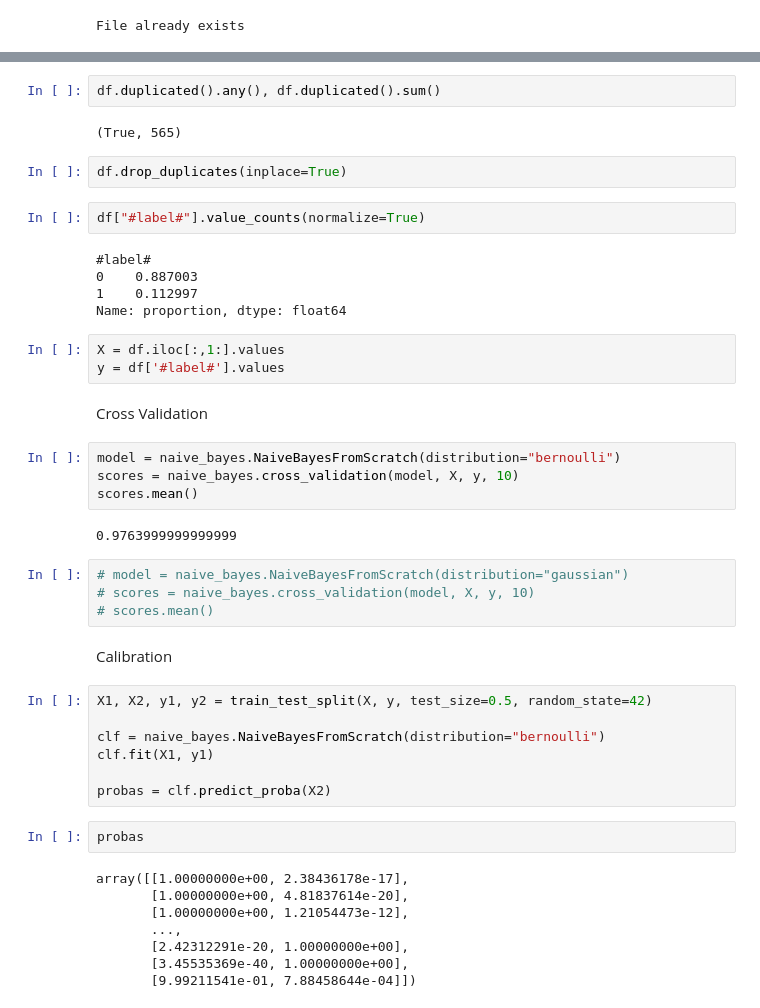
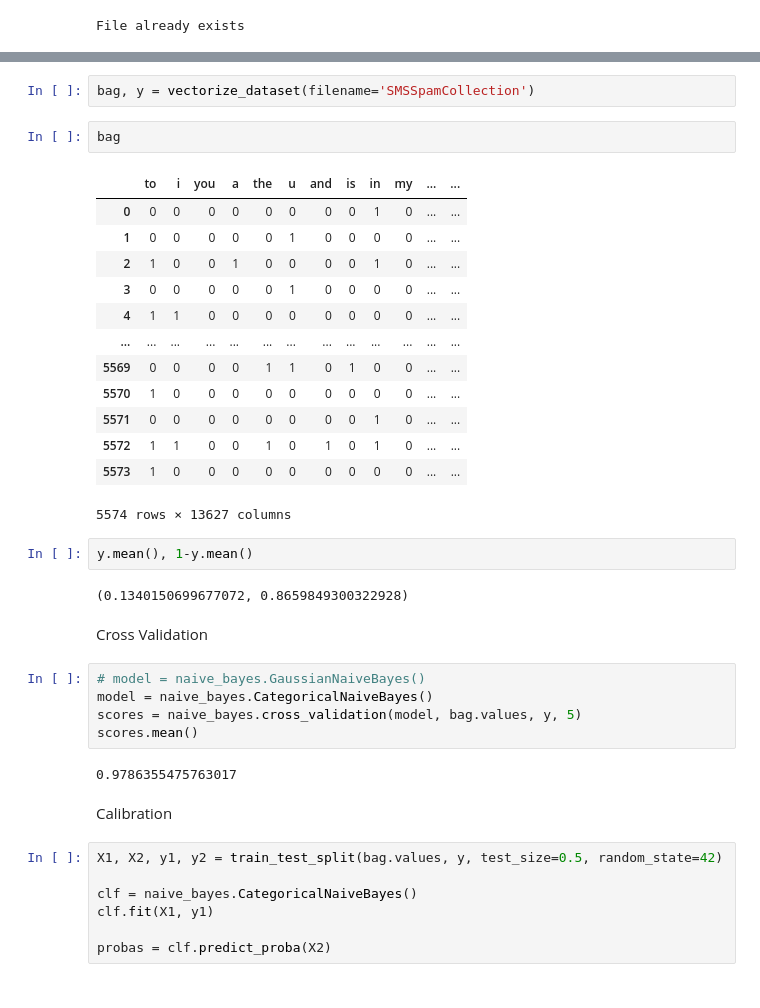
Before and after one commit to bmalick/machine-learning-grind, a Jupyter notebook: 00-stats/04-bayesian-networks/main.ipynb, the cells around one changed output, grey strips where cells are left out. Drawn from its saved outputs; the diff is of its cells as text.

```diff
--- a/00-stats/04-bayesian-networks/main.ipynb
+++ b/00-stats/04-bayesian-networks/main.ipynb
@@ -171,50 +178,43 @@ df.drop(non_english_words, axis=1, inplace=True)
-# %%
-df.duplicated().any(), df.duplicated().sum()
-# %% [output]
-(True, 565)
-# %%
-df.drop_duplicates(inplace=True)
-# %%
-df["#label#"].value_counts(normalize=True)
-# %% [output]
-#label#
-0    0.887003
-1    0.112997
-Name: proportion, dtype: float64
-# %%
-X = df.iloc[:,1:].values
-y = df['#label#'].values
+# %%
+bag, y = vectorize_dataset(filename='SMSSpamCollection')
+# %%
+bag
+# %% [output]
+|  | to | i | you | a | the | u | and | is | in | my | ... | ... |
+| 0 | 0 | 0 | 0 | 0 | 0 | 0 | 0 | 0 | 1 | 0 | ... | ... |
+| 1 | 0 | 0 | 0 | 0 | 0 | 1 | 0 | 0 | 0 | 0 | ... | ... |
+| 2 | 1 | 0 | 0 | 1 | 0 | 0 | 0 | 0 | 1 | 0 | ... | ... |
+| 3 | 0 | 0 | 0 | 0 | 0 | 1 | 0 | 0 | 0 | 0 | ... | ... |
+| 4 | 1 | 1 | 0 | 0 | 0 | 0 | 0 | 0 | 0 | 0 | ... | ... |
+| ... | ... | ... | ... | ... | ... | ... | ... | ... | ... | ... | ... | ... |
+| 5569 | 0 | 0 | 0 | 0 | 1 | 1 | 0 | 1 | 0 | 0 | ... | ... |
+| 5570 | 1 | 0 | 0 | 0 | 0 | 0 | 0 | 0 | 0 | 0 | ... | ... |
+| 5571 | 0 | 0 | 0 | 0 | 0 | 0 | 0 | 0 | 1 | 0 | ... | ... |
+| 5572 | 1 | 1 | 0 | 0 | 1 | 0 | 1 | 0 | 1 | 0 | ... | ... |
+| 5573 | 1 | 0 | 0 | 0 | 0 | 0 | 0 | 0 | 0 | 0 | ... | ... |
+5574 rows × 13627 columns
+# %%
+y.mean(), 1-y.mean()
+# %% [output]
+(0.1340150699677072, 0.8659849300322928)
 # %% [markdown]
 Cross Validation
 # %%
-model = naive_bayes.NaiveBayesFromScratch(distribution="bernoulli")
-scores = naive_bayes.cross_validation(model, X, y, 10)
+# model = naive_bayes.GaussianNaiveBayes()
+model = naive_bayes.CategoricalNaiveBayes()
+scores = naive_bayes.cross_validation(model, bag.values, y, 5)
 scores.mean()
 # %% [output]
-0.9763999999999999
+0.9786355475763017
-# %%
-# model = naive_bayes.NaiveBayesFromScratch(distribution="gaussian")
-# scores = naive_bayes.cross_validation(model, X, y, 10)
-# scores.mean()
 # %% [markdown]
 Calibration
 # %%
-X1, X2, y1, y2 = train_test_split(X, y, test_size=0.5, random_state=42)
+X1, X2, y1, y2 = train_test_split(bag.values, y, test_size=0.5, random_state=42)
 
-clf = naive_bayes.NaiveBayesFromScratch(distribution="bernoulli")
+clf = naive_bayes.CategoricalNaiveBayes()
 clf.fit(X1, y1)
 
 probas = clf.predict_proba(X2)
-# %%
-probas
-# %% [output]
-array([[1.00000000e+00, 2.38436178e-17],
-       [1.00000000e+00, 4.81837614e-20],
-       [1.00000000e+00, 1.21054473e-12],
-       ...,
-       [2.42312291e-20, 1.00000000e+00],
-       [3.45535369e-40, 1.00000000e+00],
-       [9.99211541e-01, 7.88458644e-04]])
 # %%
 naive_bayes.calibration_curve_from_scratch(y_true=y2, pred_probas=probas, k=10)
 # %% [output]
```
Also changed, not shown: parts of 7 cells of this notebook, 3 other files.
